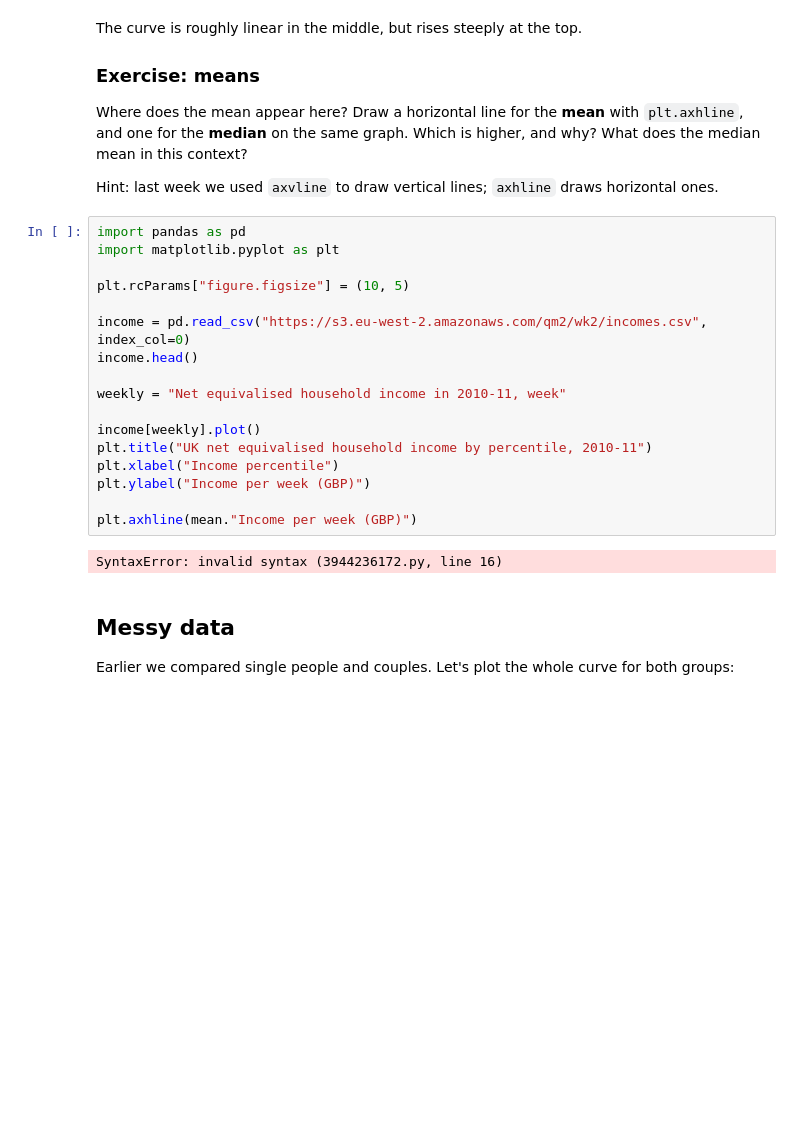
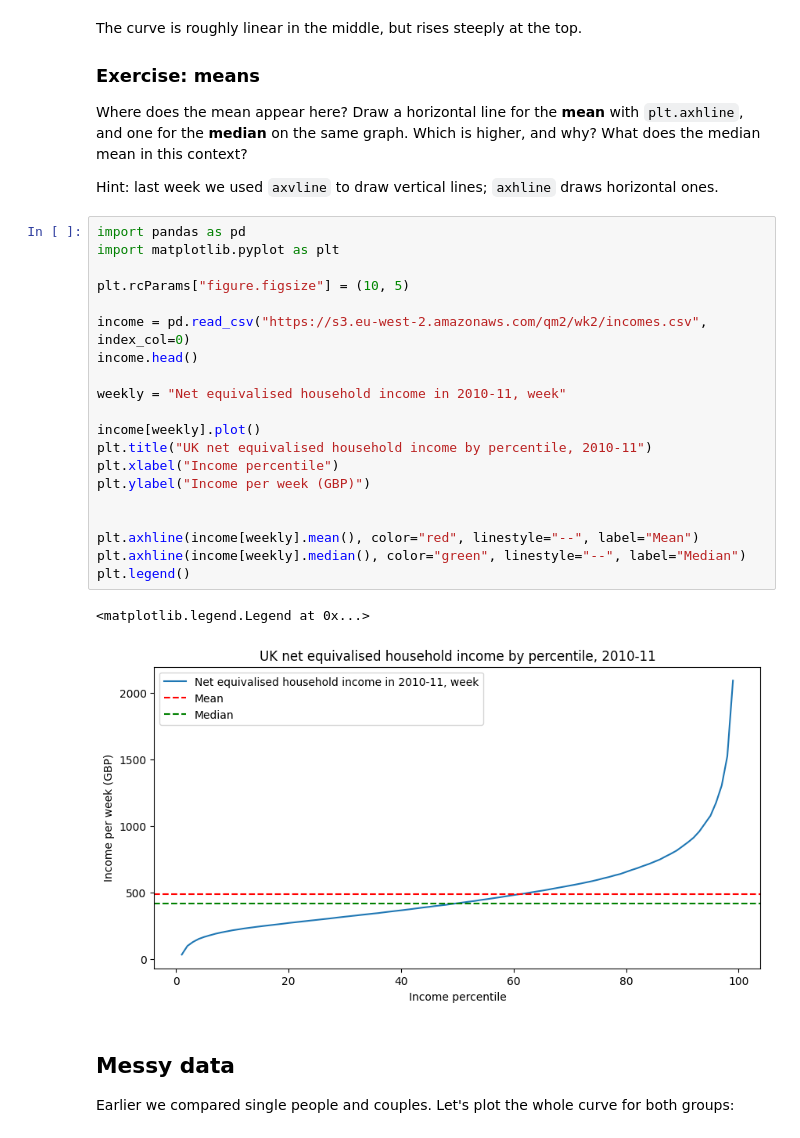
Before and after one commit to lilylee987/QM2, a Jupyter notebook: notebooks/W02. Pandas.ipynb, the cells around one changed output. Saved outputs shown, nothing was run; the diff lists cells and outputs as text; blank space fills up the shorter version.

```diff
--- a/notebooks/W02. Pandas.ipynb
+++ b/notebooks/W02. Pandas.ipynb
@@ -166,22 +166,26 @@ Hint: last week we used `axvline` to draw vertical lines; `axhline` draws horizo
 # %%
 import pandas as pd
 import matplotlib.pyplot as plt
 
 plt.rcParams["figure.figsize"] = (10, 5)
 
 income = pd.read_csv("https://s3.eu-west-2.amazonaws.com/qm2/wk2/incomes.csv", index_col=0)
 income.head()
 
 weekly = "Net equivalised household income in 2010-11, week"
 
 income[weekly].plot()
 plt.title("UK net equivalised household income by percentile, 2010-11")
 plt.xlabel("Income percentile")
 plt.ylabel("Income per week (GBP)")
 
-plt.axhline(mean."Income per week (GBP)")
+
+plt.axhline(income[weekly].mean(), color="red", linestyle="--", label="Mean")
+plt.axhline(income[weekly].median(), color="green", linestyle="--", label="Median")
+plt.legend()
 # %% [output]
-SyntaxError: invalid syntax (3944236172.py, line 16)
+<matplotlib.legend.Legend at 0x...>
+[figure, added]
 # %% [markdown]
 ## Messy data
 
```
Also changed, not shown: parts of 1 cell of this notebook.
